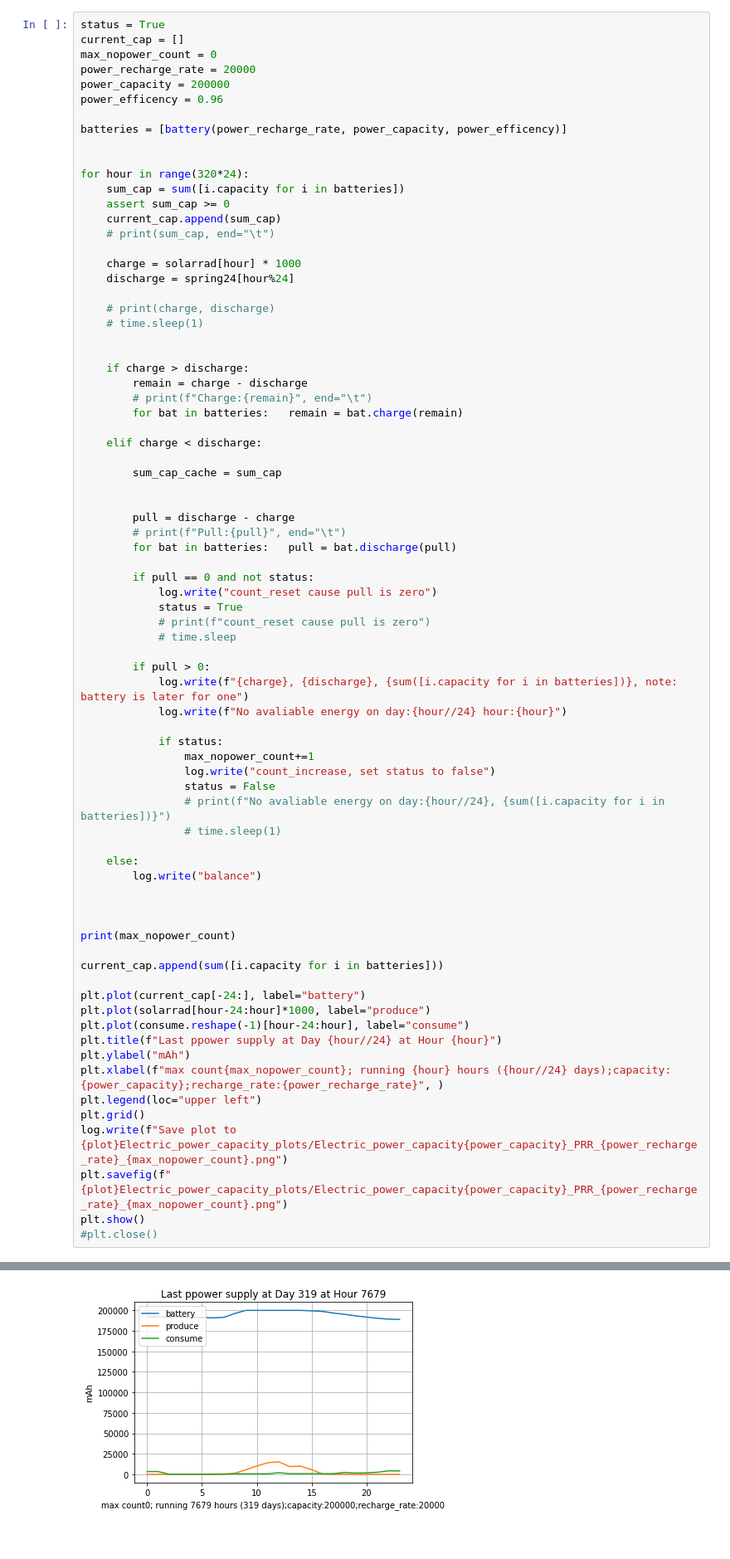
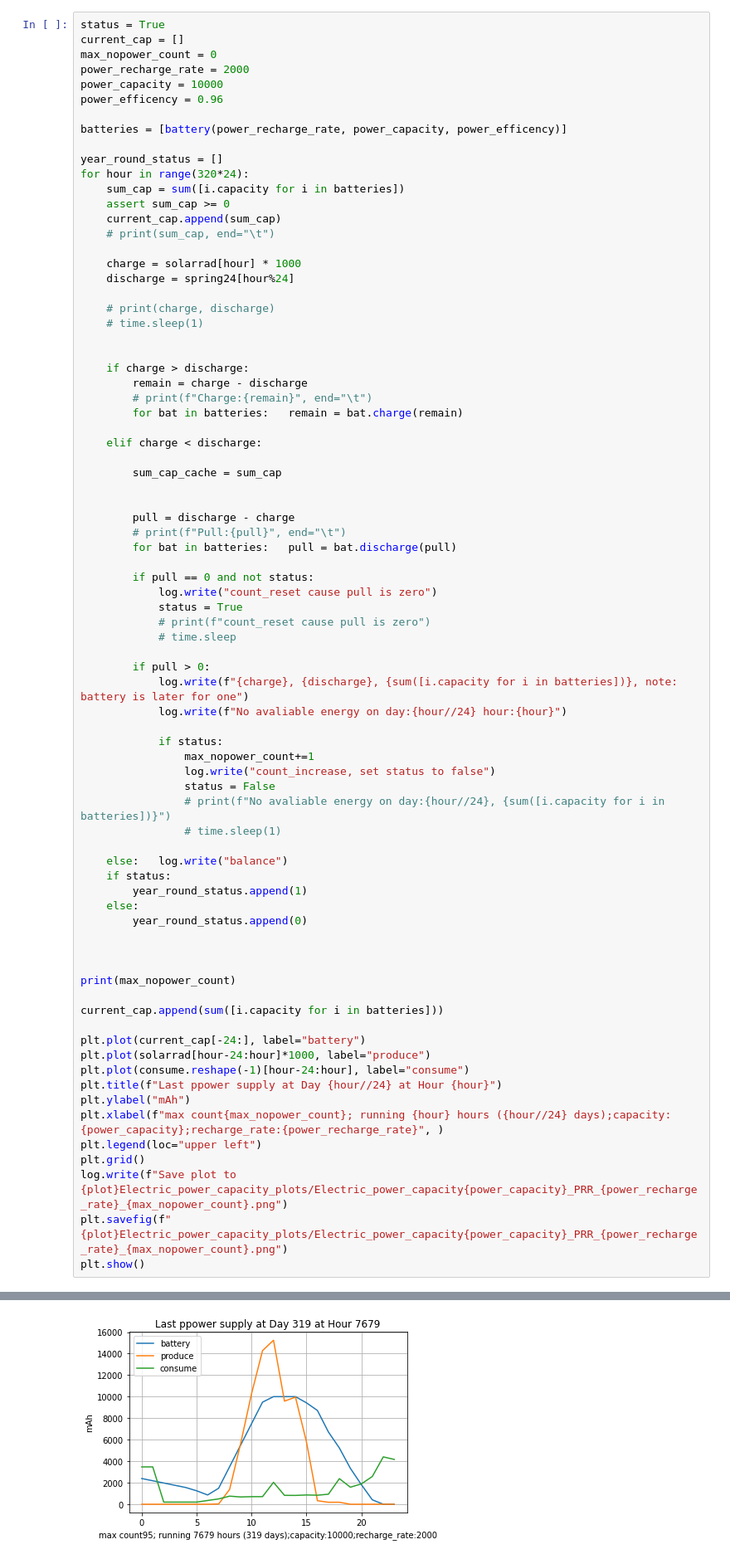
Before and after one commit to StevenLi-phoenix/powerforever, a Jupyter notebook: batteryChoiceEvaluation.ipynb, the cells around one changed output, grey strips where cells are left out. Shown: that part at 83% size. Cells and saved outputs as stored; diff of their text form.

```diff
--- a/batteryChoiceEvaluation.ipynb
+++ b/batteryChoiceEvaluation.ipynb
@@ -47,13 +47,13 @@ plt.show()
 status = True
 current_cap = []
 max_nopower_count = 0
-power_recharge_rate = 20000
-power_capacity = 200000
+power_recharge_rate = 2000
+power_capacity = 10000
 power_efficency = 0.96
 
 batteries = [battery(power_recharge_rate, power_capacity, power_efficency)]
 
-
+year_round_status = []
 for hour in range(320*24):
     sum_cap = sum([i.capacity for i in batteries])
     assert sum_cap >= 0
@@ -98,8 +98,11 @@ for hour in range(320*24):
                 # print(f"No avaliable energy on day:{hour//24}, {sum([i.capacity for i in batteries])}")
                 # time.sleep(1)
 
+    else:   log.write("balance")
+    if status:
+        year_round_status.append(1)
     else:
-        log.write("balance")
+        year_round_status.append(0)
 
 
 
@@ -118,5 +121,4 @@ plt.grid()
 log.write(f"Save plot to {plot}Electric_power_capacity_plots/Electric_power_capacity{power_capacity}_PRR_{power_recharge_rate}_{max_nopower_count}.png")
 plt.savefig(f"{plot}Electric_power_capacity_plots/Electric_power_capacity{power_capacity}_PRR_{power_recharge_rate}_{max_nopower_count}.png")
 plt.show()
-#plt.close()
 # %% [output]
@@ -124 +126 @@ plt.show()
-[figure, old version]
+[figure, new version]
```
Also changed, not shown: parts of 7 cells of this notebook, 10 other files.
